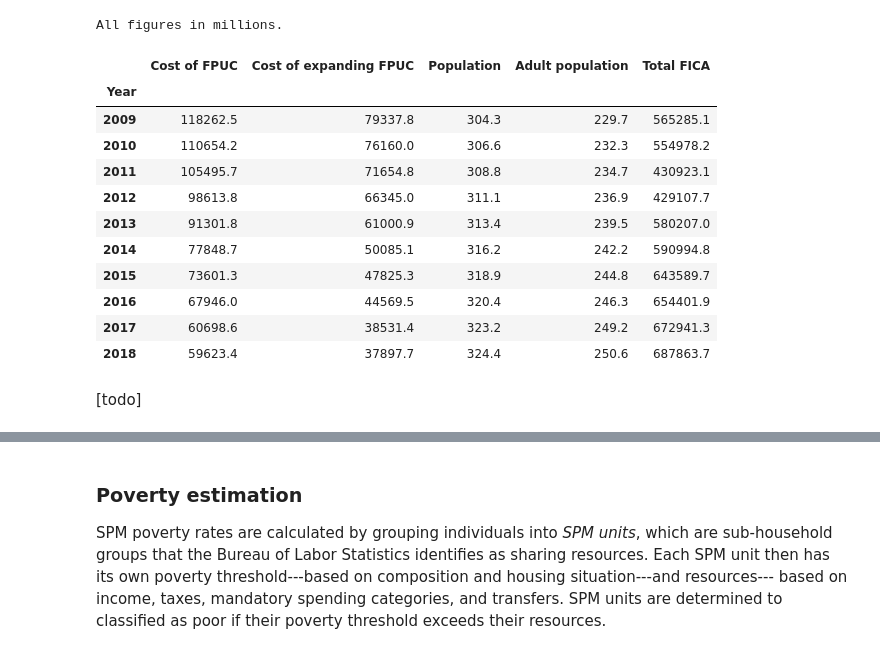
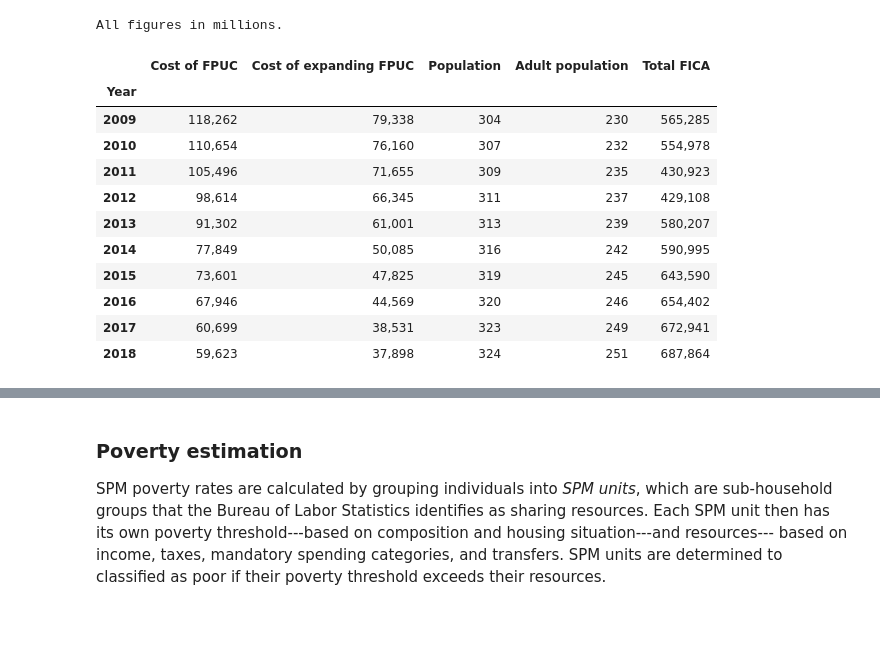
Before and after one commit to UBICenter/covid, a Jupyter notebook: jb/ui.ipynb, the cells around one changed output, grey strips where cells are left out. Drawn from its saved outputs; the diff is of its cells as text; code cells hidden in the pictures; blank space fills up the shorter version.

```diff
--- a/jb/ui.ipynb
+++ b/jb/ui.ipynb
@@ -155,22 +161,20 @@ person = pd.read_csv('ui/data/cps.csv.gz')
 # %%
 # Print overall summary
 print("All figures in millions.")
 (year_summary.rename(columns={'FLPDYR': 'Year'}).set_index(
     'Year')[OVERALL_YEARLY_METRICS].rename(
-    columns=DISPLAY_METRICS) / 1e6).round(1)
+    columns=DISPLAY_METRICS) / 1e6).style.format("{:,.0f}")
 # %% [output]
 All figures in millions.
 |  | Cost of FPUC | Cost of expanding FPUC | Population | Adult population | Total FICA |
 | Year |  |  |  |  |  |
-| 2009 | 118262.5 | 79337.8 | 304.3 | 229.7 | 565285.1 |
-| 2010 | 110654.2 | 76160.0 | 306.6 | 232.3 | 554978.2 |
-| 2011 | 105495.7 | 71654.8 | 308.8 | 234.7 | 430923.1 |
-| 2012 | 98613.8 | 66345.0 | 311.1 | 236.9 | 429107.7 |
-| 2013 | 91301.8 | 61000.9 | 313.4 | 239.5 | 580207.0 |
-| 2014 | 77848.7 | 50085.1 | 316.2 | 242.2 | 590994.8 |
-| 2015 | 73601.3 | 47825.3 | 318.9 | 244.8 | 643589.7 |
-| 2016 | 67946.0 | 44569.5 | 320.4 | 246.3 | 654401.9 |
-| 2017 | 60698.6 | 38531.4 | 323.2 | 249.2 | 672941.3 |
-| 2018 | 59623.4 | 37897.7 | 324.4 | 250.6 | 687863.7 |
+| 2009 | 118,262 | 79,338 | 304 | 230 | 565,285 |
+| 2010 | 110,654 | 76,160 | 307 | 232 | 554,978 |
+| 2011 | 105,496 | 71,655 | 309 | 235 | 430,923 |
+| 2012 | 98,614 | 66,345 | 311 | 237 | 429,108 |
+| 2013 | 91,302 | 61,001 | 313 | 239 | 580,207 |
+| 2014 | 77,849 | 50,085 | 316 | 242 | 590,995 |
+| 2015 | 73,601 | 47,825 | 319 | 245 | 643,590 |
+| 2016 | 67,946 | 44,569 | 320 | 246 | 654,402 |
+| 2017 | 60,699 | 38,531 | 323 | 249 | 672,941 |
+| 2018 | 59,623 | 37,898 | 324 | 251 | 687,864 |
-# %% [markdown]
-[todo]
```
Also changed, not shown: parts of 6 cells of this notebook.
